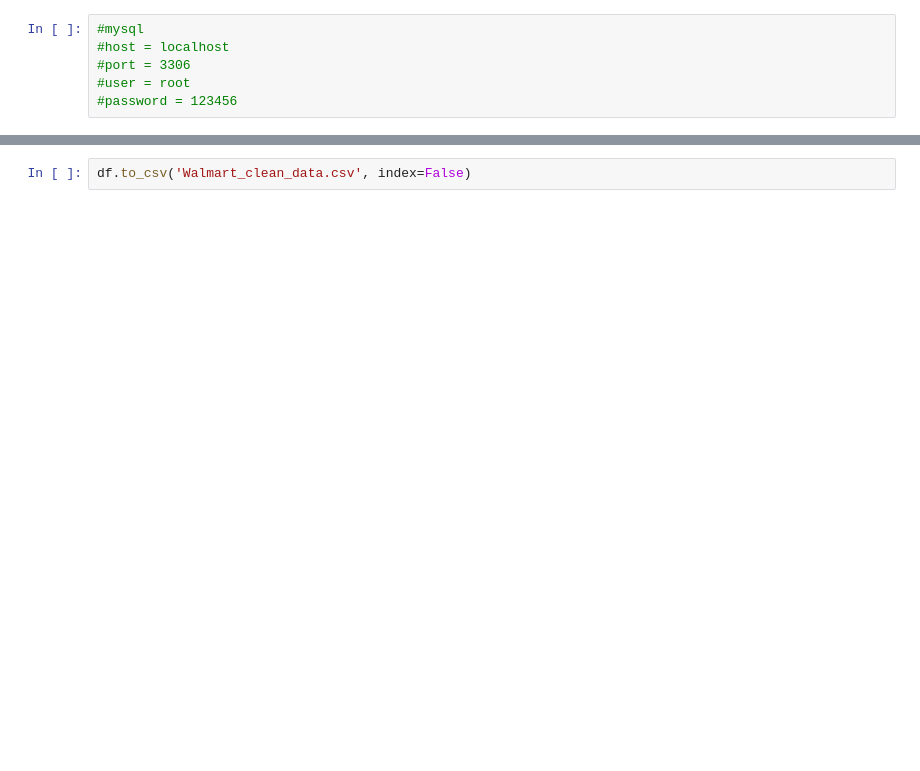
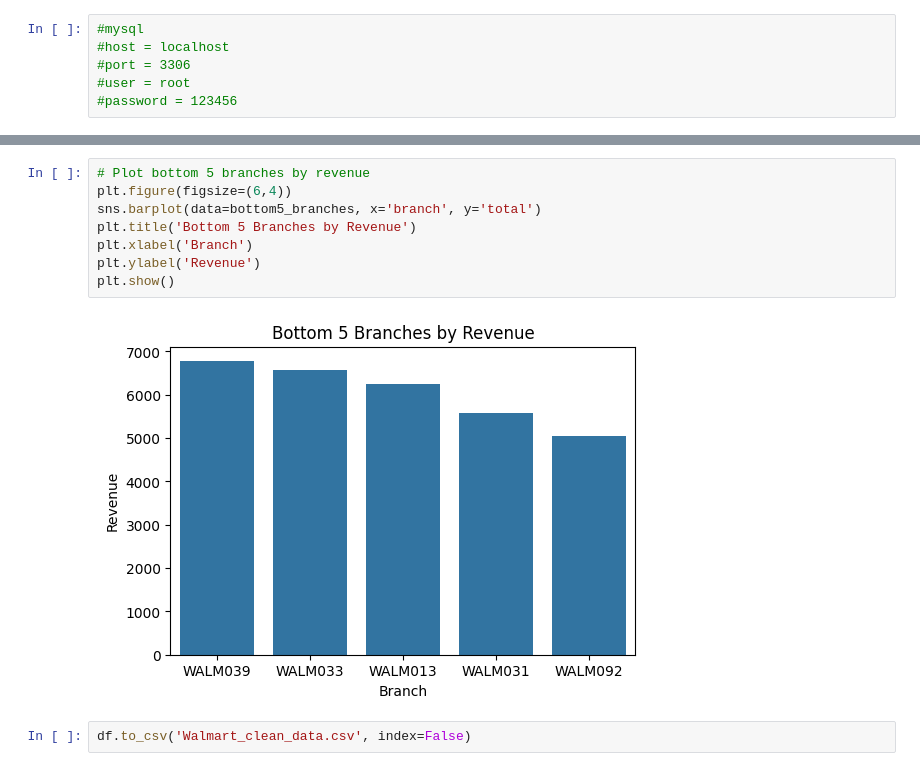
Before and after one commit to Mo-210/walmart_sales, a Jupyter notebook: project.ipynb, the cells around one changed output, grey strips where cells are left out. Saved outputs shown, nothing was run; the diff lists cells and outputs as text; blank space fills up the shorter version.

```diff
--- a/project.ipynb
+++ b/project.ipynb
@@ -204,3 +288,13 @@ df.head()
+# %%
+# Plot bottom 5 branches by revenue
+plt.figure(figsize=(6,4))
+sns.barplot(data=bottom5_branches, x='branch', y='total')
+plt.title('Bottom 5 Branches by Revenue')
+plt.xlabel('Branch')
+plt.ylabel('Revenue')
+plt.show()
+# %% [output]
+[figure, added]
 # %%
 df.to_csv('Walmart_clean_data.csv', index=False)
 # %%
```
Also changed, not shown: parts of 12 cells of this notebook.
